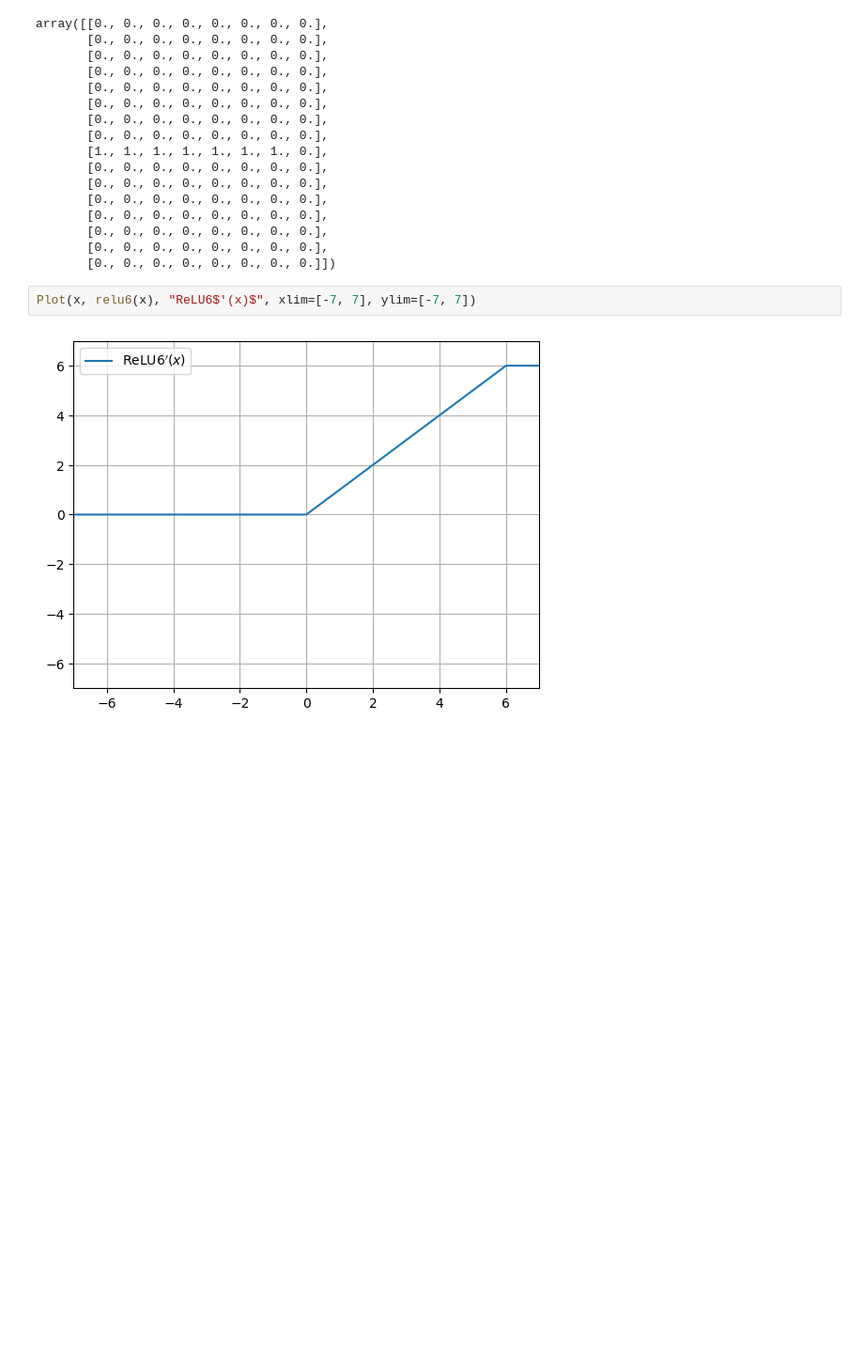
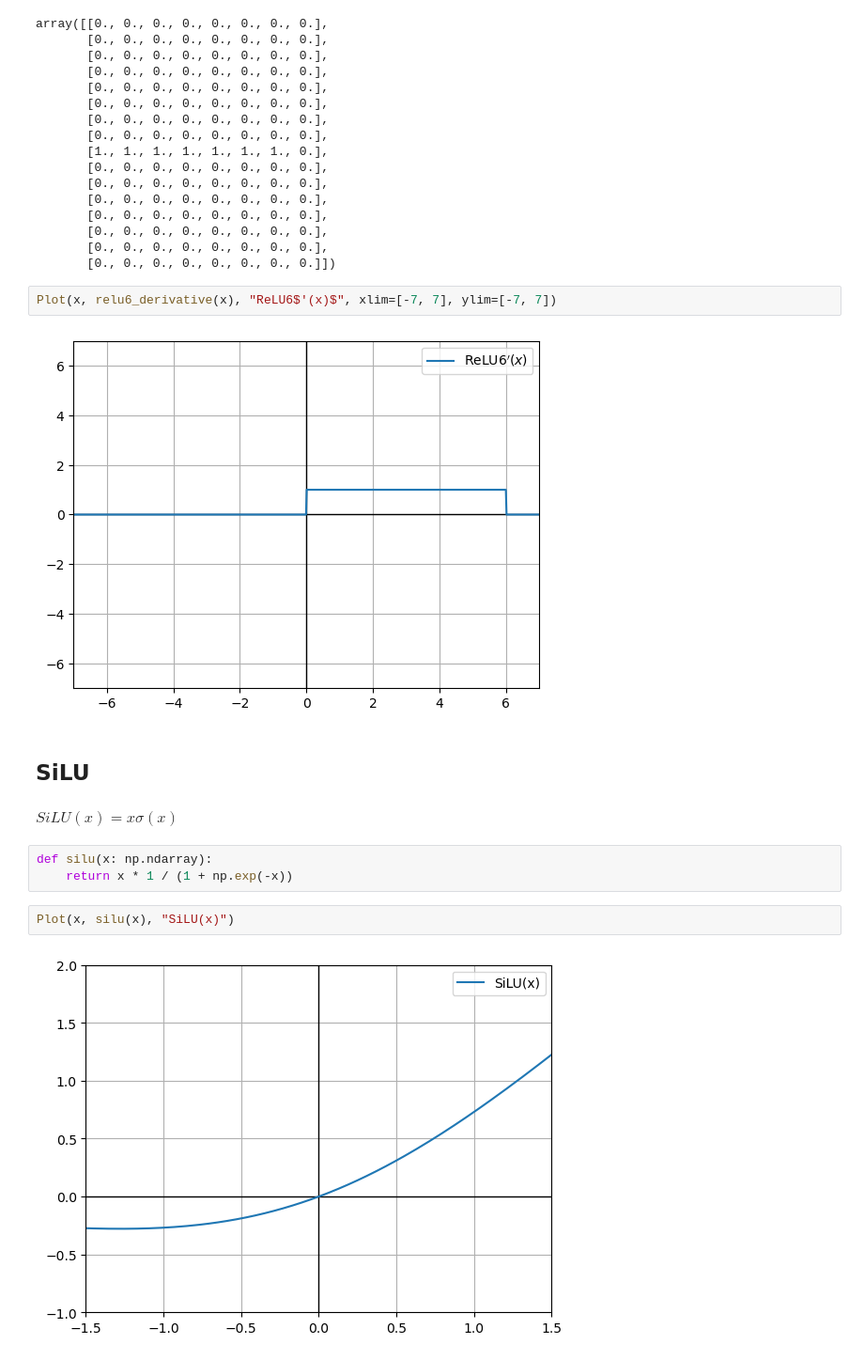
Before and after one commit to DanielZhicool/Deep-Learning, a Jupyter notebook: Lab_1.ipynb, the cells around one changed output. Shown at 94% size. Saved outputs shown, nothing was run; the diff lists cells and outputs as text; blank space fills up the shorter version.

```diff
--- a/Lab_1.ipynb
+++ b/Lab_1.ipynb
@@ -174,6 +177,17 @@ array([[0., 0., 0., 0., 0., 0., 0., 0.],
        [0., 0., 0., 0., 0., 0., 0., 0.],
        [0., 0., 0., 0., 0., 0., 0., 0.]])
 # %%
-Plot(x, relu6(x), "ReLU6$'(x)$", xlim=[-7, 7], ylim=[-7, 7])
+Plot(x, relu6_derivative(x), "ReLU6$'(x)$", xlim=[-7, 7], ylim=[-7, 7])
 # %% [output]
-[figure, old version]
+[figure, new version]
+# %% [markdown]
+## SiLU
+# %% [markdown]
+$SiLU(x) = x \sigma (x)$
+# %%
+def silu(x: np.ndarray):
+    return x * 1 / (1 + np.exp(-x))
+# %%
+Plot(x, silu(x), "SiLU(x)")
+# %% [output]
+[figure, added]
```
Also changed, not shown: parts of 9 cells of this notebook.
